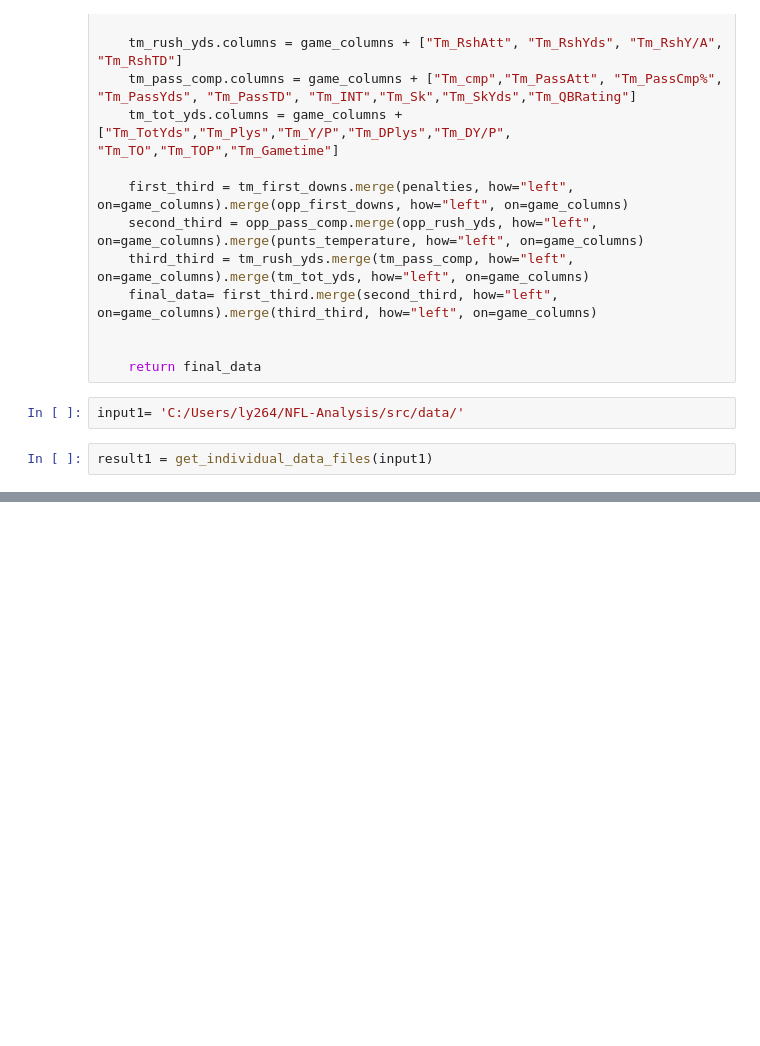
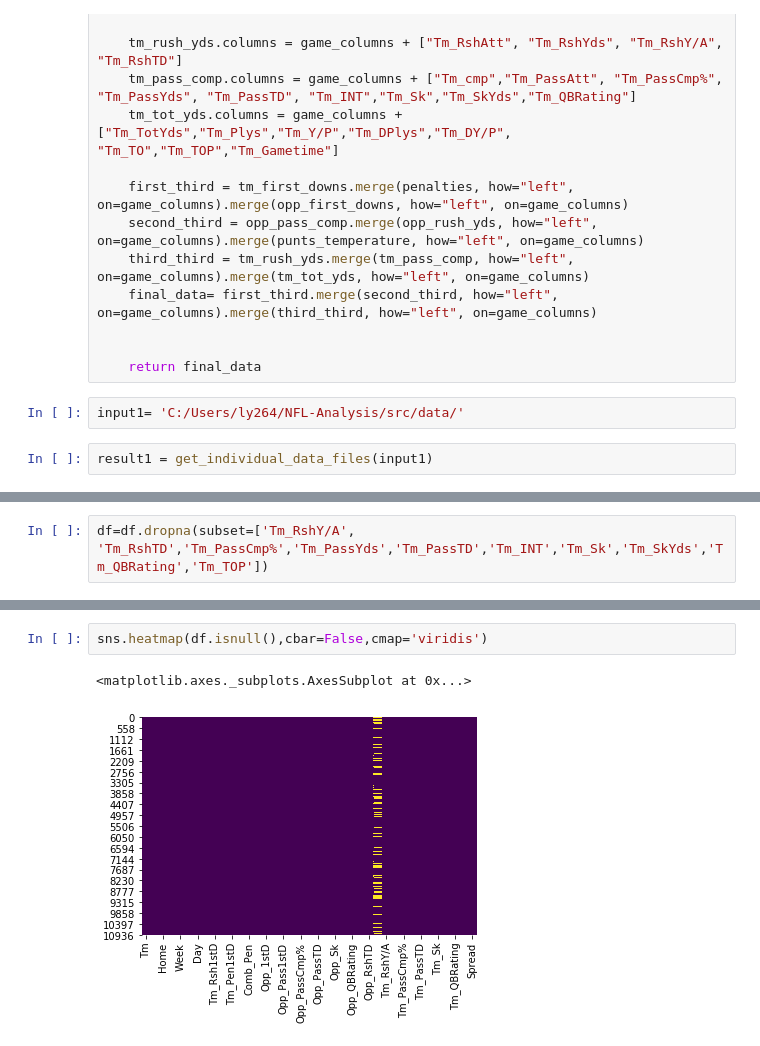
Before and after one commit to sujeetyeramareddy9/NFL-Analysis, a Jupyter notebook: src/Yong_EDA.ipynb, the cells around one changed output, grey strips where cells are left out. Cells and saved outputs as stored; diff of their text form; blank space fills up the shorter version.

```diff
--- a/src/Yong_EDA.ipynb
+++ b/src/Yong_EDA.ipynb
@@ -87,0 +121,2 @@ result1
+# %%
+df=df.dropna(subset=['Tm_RshY/A', 'Tm_RshTD','Tm_PassCmp%','Tm_PassYds','Tm_PassTD','Tm_INT','Tm_Sk','Tm_SkYds','Tm_QBRating','Tm_TOP'])
@@ -87,0 +143,5 @@ result1
+# %%
+sns.heatmap(df.isnull(),cbar=False,cmap='viridis')
+# %% [output]
+<matplotlib.axes._subplots.AxesSubplot at 0x...>
+[figure, added]
```
Also changed, not shown: parts of 15 cells of this notebook.
